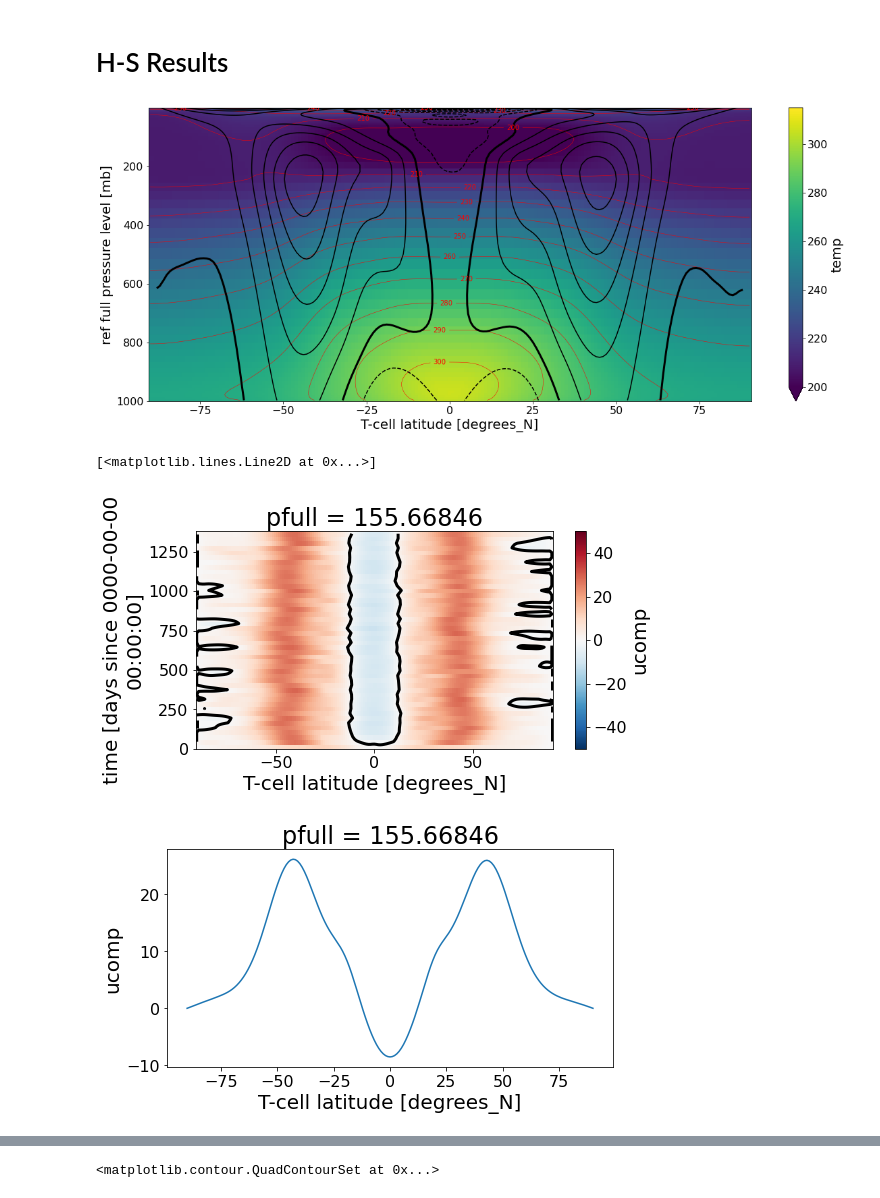
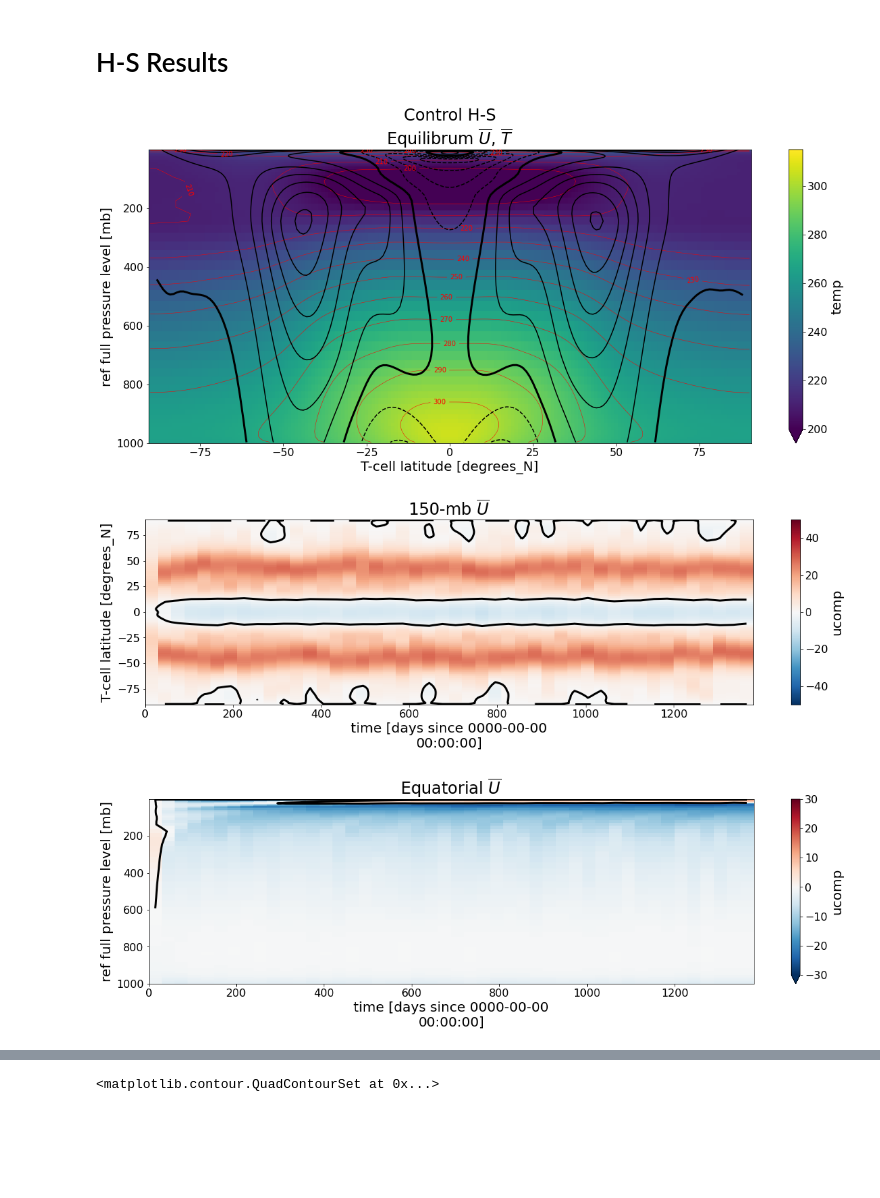
Before and after one commit to NOAA-GFDL/GFDL_atmos_cubed_sphere, a Jupyter notebook: docs/examples/HSzuritasuperrotation.ipynb, the cells around one changed output, grey strips where cells are left out. Drawn from its saved outputs; the diff is of its cells as text; code cells hidden in the pictures; blank space fills up the shorter version.

```diff
--- a/docs/examples/HSzuritasuperrotation.ipynb
+++ b/docs/examples/HSzuritasuperrotation.ipynb
@@ -107,8 +109,43 @@ plt.title("Relaxation timescale in days")
 # %% [output]
 Text(0.5, 1.0, 'Relaxation timescale in days')
 [figure]
+# %%
+def HSplots(infile,dayrange,name):
+    daHS=xa.open_dataset(infile,decode_times=False,chunks={"time":1}) # xarray is confused by solo_core's NO_CALENDAR
+    daHS_mean=daHS.sel(time=dayrange).mean(dim=("lon","time"))
+
+    #First plot
+    fig,ax=plt.subplots(nrows=1,ncols=1,figsize=(20,8),sharey=True)
+    daHS_mean.temp.plot(yincrease=False,ax=ax,vmin=200,vmax=315)
+    cn=daHS_mean.temp.plot.contour(ax=ax,levels=np.arange(200,321,10),colors='red',linewidths=0.5)
+    plt.clabel(cn,fmt='%3d')
+    daHS_mean.ucomp.plot.contour(yincrease=False,ax=ax,levels=np.arange(5,51,5),colors='k')
+    daHS_mean.sel(lat=slice(-88,88)).ucomp.plot.contour(yincrease=False,ax=ax,levels=(0,),colors='k',linewidths=3)
+    daHS_mean.ucomp.plot.contour(yincrease=False,ax=ax,levels=np.arange(-50,0,5),linestyles='--',colors='k');
+    plt.title(name+"\nEquilibrum $\overline{U}$, $\overline{T}$")
+
+    #Second plot
+    plt.figure(figsize=(20,5))
+    daHS_ts=daHS.sel(pfull=150,method="nearest").mean(dim="lon")
+    daHS_ts.ucomp.T.plot(vmin=-50,vmax=50,cmap=cm.get_cmap("RdBu_r"))
+    daHS_ts.ucomp.T.plot.contour(levels=(0,),colors='k',linewidths=3)
+    plt.title("150-mb $\overline{U}$")
+
+    #Third plot
+    plt.figure(figsize=(20,5))
+    daHS_eqts=daHS.sel(lat=0,method="nearest").mean(dim="lon")
+    daHS_eqts.ucomp.T.plot(vmin=-30,vmax=30,cmap=cm.get_cmap("RdBu_r"),yincrease=False)
+    daHS_eqts.ucomp.T.plot.contour(levels=(0,),colors='k',linewidths=3,yincrease=False)
+    plt.title("Equatorial $\overline{U}$")
+
+    return daHS
 # %% [markdown]
 # H-S Results
 # %%
 infileHS="/archive/lmh/SHiELD/202108/C96.L63.solo.HS/history/0000000000/atmos_30day_ave.nc"
-daHS=xa.open_dataset(infileHS,decode_times=False,chunks={'time': 1}) #xarray is confused by solo_core's NO_CALENDAR
+#daHS=xa.open_dataset(infileHS,decode_times=False,chunks={'time': 1})
+daHS_mean = HSplots(infileHS,slice(300,1400),'Control H-S')
+# %% [output]
+[figure, added]
+[figure, added]
+[figure, added]
@@ -117,24 +152,2 @@ daHS_mean=daHS.sel(time=slice(300,)).mean(dim=("lon","time"))
-# %%
-fig,ax=plt.subplots(nrows=1,ncols=1,figsize=(20,8),sharey=True)
-daHS_mean.temp.plot(yincrease=False,ax=ax,vmin=200,vmax=315)
-cn=daHS_mean.temp.plot.contour(ax=ax,levels=np.arange(200,321,10),colors='red',linewidths=0.5)
-plt.clabel(cn,fmt='%3d')
-daHS_mean.ucomp.plot.contour(yincrease=False,ax=ax,levels=np.arange(5,51,5),colors='k')
-daHS_mean.sel(lat=slice(-88,88)).ucomp.plot.contour(yincrease=False,ax=ax,levels=(0,),colors='k',linewidths=3)
-daHS_mean.ucomp.plot.contour(yincrease=False,ax=ax,levels=np.arange(-50,0,5),linestyles='--',colors='k');
-# %% [output]
-[figure, removed]
-# %%
-daHS_ts=daHS.sel(pfull=150,method="nearest").mean(dim="lon")
-daHS_ts.ucomp.plot(vmin=-50,vmax=50,cmap=cm.get_cmap("RdBu_r"))
-
-daHS_ts.ucomp.plot.contour(levels=(0,),colors='k',linewidths=3)
-
-plt.figure()
-daHS_ts.ucomp.sel(time=slice(300,1400)).mean(dim="time").plot()
-# %% [output]
-[<matplotlib.lines.Line2D at 0x...>]
-[figure, removed]
-[figure, removed]
 # %% [markdown]
 Here's a cool trick: FV3 can write out products as a standard diagnostic. This makes it **easy** to compute time-mean eddy fluxes *without* needing to write out data every six hours or whatever:
```
Also changed, not shown: parts of 26 cells of this notebook.
